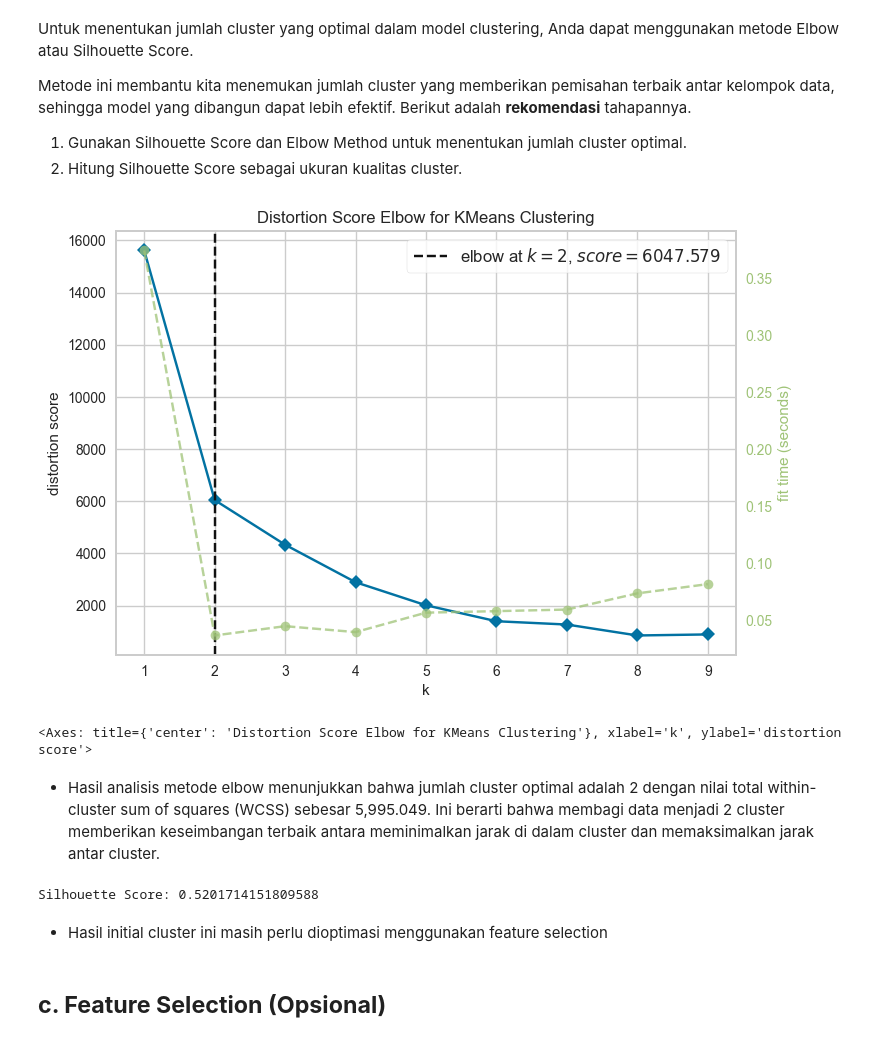
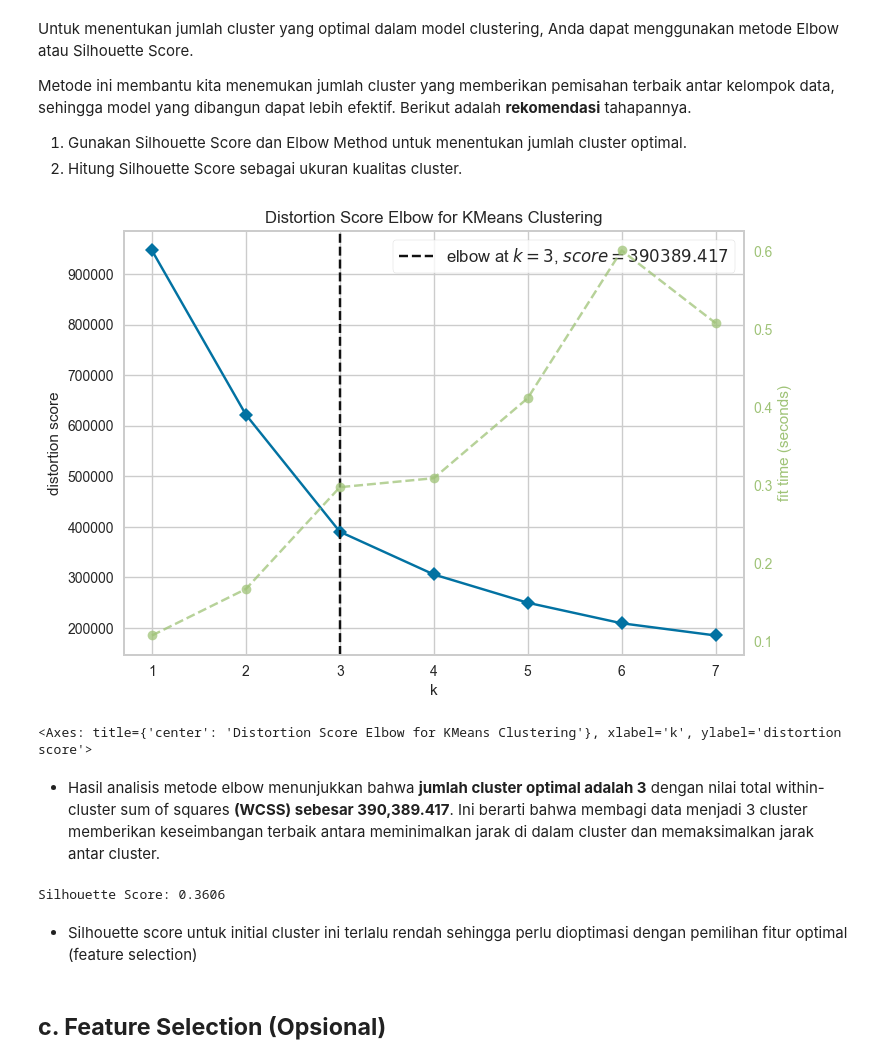
Before and after one commit to arguto1993/istanbul-retail-clustering-classification, a Jupyter notebook: clustering.ipynb, the cells around one changed output. Saved outputs shown, nothing was run; the diff lists cells and outputs as text; code cells hidden in the pictures.

```diff
--- a/clustering.ipynb
+++ b/clustering.ipynb
@@ -479,13 +495,17 @@ label_encoder = LabelEncoder()
 
 df_encoded = df_norm.copy()
 
-# Encode 'gender' using label encoding
-df_encoded['gender'] = label_encoder.fit_transform(df['gender'])
+# Label Encoding for 'gender'
+df_encoded['gender'] = label_encoder.fit_transform(df_encoded['gender'])
 
-# Encode 'category', 'payment_method', and 'shopping_mall' using one-hot encoding
-df_encoded = pd.get_dummies(df_encoded, columns=categoric_columns_new, drop_first=True)
+# One-Hot Encoding for 'payment_method'
+df_encoded = pd.get_dummies(df_encoded, columns=['payment_method'], drop_first=True)
 
-# Display the encoded DataFrame
+# Frequency Encoding for 'category' and 'shopping_mall'
+frequency_encoder = OrdinalEncoder()
+df_encoded['category_freq'] = frequency_encoder.fit_transform(df_encoded[['category']])
+df_encoded['shopping_mall_freq'] = frequency_encoder.fit_transform(df_encoded[['shopping_mall']])
+
 print("Encoded DataFrame:")
 df_encoded.head()
 # %% [output]
@@ -503,2 +523,5 @@ Encoded DataFrame:
 # %% [markdown]
 ## Initial Feature Selection
+# %%
+initial_features = list(df_encoded.select_dtypes(include=['number']).columns)
+initial_features
@@ -505,7 +530,4 @@ Encoded DataFrame:
 # %%
-initial_features = df_encoded.columns
-# Ensure the selected columns are numeric for clustering
-X = df_encoded[initial_features].select_dtypes(include=['number']).values  # Extract only numerical features
-
+X = df_encoded[initial_features].values  # Extract only numerical features
 X
 # %% [output]
@@ -527,11 +555,12 @@ Pada tahap ini, Anda membangun model clustering dengan memilih algoritma yang se
 1. Pilih algoritma clustering yang sesuai.
 2. Latih model dengan data menggunakan algoritma tersebut.
 # %%
-# Inisialisasi model KMeans tanpa parameter awal
-kmeans = KMeans()
+# Inisialisasi model KMeans
+random_state = 77
+kmeans = KMeans(init='k-means++', n_init=10, random_state=random_state)
 
 # # Inisialisasi dan melatih model KMeans dengan jumlah cluster = 4
-# kmeans = KMeans(n_clusters=4, random_state=0)
+# kmeans = KMeans(n_clusters=4, random_state=random_state)
 # kmeans.fit(X)
 # %% [markdown]
 ## **b. Evaluasi Model Clustering**
@@ -543,36 +572,29 @@ Metode ini membantu kita menemukan jumlah cluster yang memberikan pemisahan terb
 2. Hitung Silhouette Score sebagai ukuran kualitas cluster.
 # %%
 # Inisialisasi visualizer KElbow untuk menentukan jumlah cluster optimal
-visualizer = KElbowVisualizer(kmeans, k=(1, 10))
+visualizer = KElbowVisualizer(kmeans, k=(1, 8))
 
 # Fit visualizer dengan data untuk menemukan jumlah cluster optimal
 visualizer.fit(X)
 
 # Menampilkan grafik elbow untuk analisis
 visualizer.show()
 # %% [output]
-[figure, old version]
+[figure, new version]
 <Axes: title={'center': 'Distortion Score Elbow for KMeans Clustering'}, xlabel='k', ylabel='distortion score'>
 # %% [markdown]
-- Hasil analisis metode elbow menunjukkan bahwa jumlah cluster optimal adalah 2 dengan nilai total within-cluster sum of squares (WCSS) sebesar 5,995.049. Ini berarti bahwa membagi data menjadi 2 cluster memberikan keseimbangan terbaik antara meminimalkan jarak di dalam cluster dan memaksimalkan jarak antar cluster.
+- Hasil analisis metode elbow menunjukkan bahwa **jumlah cluster optimal adalah 3** dengan nilai total within-cluster sum of squares **(WCSS) sebesar 390,389.417**. Ini berarti bahwa membagi data menjadi 3 cluster memberikan keseimbangan terbaik antara meminimalkan jarak di dalam cluster dan memaksimalkan jarak antar cluster.
 # %%
 # Fit KMeans model
-k = 2
-kmeans = KMeans(n_clusters=k, random_state=42)
+k = 3
+kmeans = KMeans(n_clusters=k, init='k-means++', n_init=10, random_state=random_state)
 kmeans.fit(X)
 
-# Get cluster labels
-labels = kmeans.labels_
-
-# Calculate silhouette score
-score = silhouette_score(X, labels)
-
-# Display the silhouette score
-print(f'Silhouette Score: {score}')
+print(f'Silhouette Score: {silhouette_score(X, kmeans.labels_):.4f}')
 # %% [output]
-Silhouette Score: 0.5201714151809588
+Silhouette Score: 0.3606
 # %% [markdown]
-- Hasil initial cluster ini masih perlu dioptimasi menggunakan feature selection
+- Silhouette score untuk initial cluster ini terlalu rendah sehingga perlu dioptimasi dengan pemilihan fitur optimal (feature selection)
 # %% [markdown]
 ## **c. Feature Selection (Opsional)**
 # %% [markdown]
```
Also changed, not shown: parts of 61 cells of this notebook, 1 other file.
